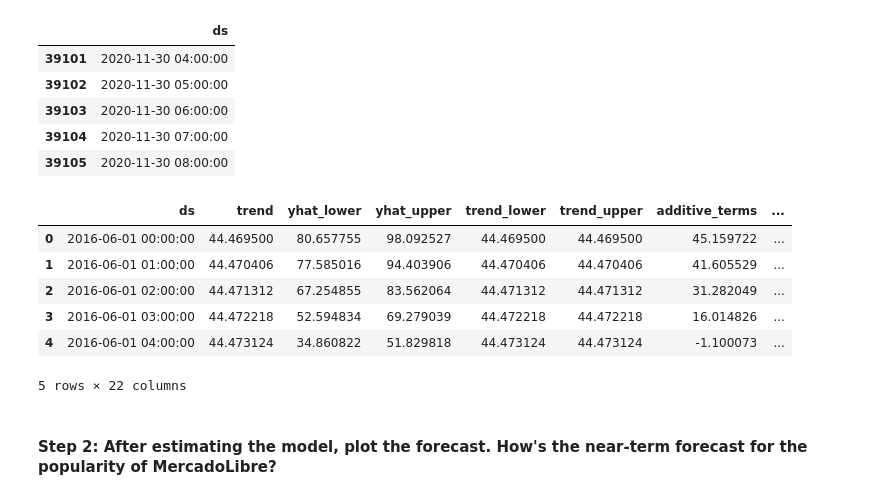
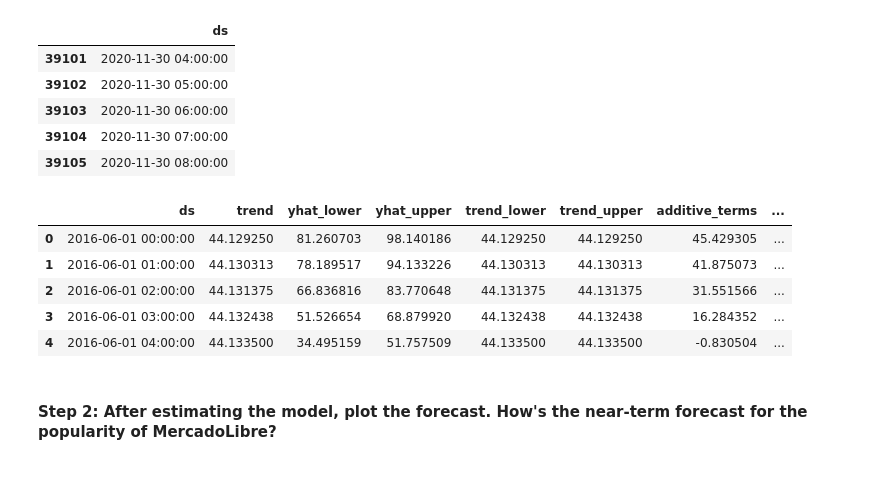
Before and after one commit to D4ality/prophet-challenge, a Jupyter notebook: forecasting_net_prophet.ipynb, the cells around one changed output. Saved outputs shown, nothing was run; the diff lists cells and outputs as text; code cells hidden in the pictures.

```diff
--- a/forecasting_net_prophet.ipynb
+++ b/forecasting_net_prophet.ipynb
@@ -423,15 +423,18 @@ Now, you need to produce a time series model that analyzes and forecasts pattern
 #### Step 1: Set up the Google search data for a Prophet forecasting model.
 # %%
 # Using the df_mercado_trends DataFrame, reset the index so the date information is no longer the index
-
+df_prophet = df_mercado_trends.reset_index()
 
 # Label the columns ds and y so that the syntax is recognized by Prophet
 
+df_prophet.columns = ['ds', 'y']
 
 # Drop an NaN values from the prophet_df DataFrame
-
+df_prophet = df_prophet.dropna()
 
 # View the first and last five rows of the mercado_prophet_df DataFrame
+display (df_prophet.head())
+display (df_prophet.tail())
 # %% [output]
 |  | ds | y |
 | 0 | 2016-06-01 00:00:00 | 97 |
@@ -447,8 +450,11 @@ Now, you need to produce a time series model that analyzes and forecasts pattern
 | 37105 | 2020-09-08 00:00:00 | 96 |
 # %%
 # Call the Prophet function, store as an object
+p = Prophet()
+p
 # %% [output]
 <prophet.forecaster.Prophet at 0x...>
 # %%
 # Fit the time-series model.
+p.fit(df_prophet)
 # %% [output]
@@ -465,9 +464,10 @@ INFO:cmdstanpy:Chain [1] done processing
 # %%
 # Create a future dataframe to hold predictions
 # Make the prediction go out as far as 2000 hours (approx 80 days)
-
+future_mercado_trends = p.make_future_dataframe(periods=2000, freq='h')
 
 # View the last five rows of the future_mercado_trends DataFrame
+display(future_mercado_trends.tail())
 # %% [output]
 |  | ds |
 | 39101 | 2020-11-30 04:00:00 |
@@ -477,17 +477,17 @@ INFO:cmdstanpy:Chain [1] done processing
 | 39105 | 2020-11-30 08:00:00 |
 # %%
 # Make the predictions for the trend data using the future_mercado_trends DataFrame
-
+forecast = p.predict(future_mercado_trends)
 
 # Display the first five rows of the forecast_mercado_trends DataFrame
+display (forecast.head())
 # %% [output]
 |  | ds | trend | yhat_lower | yhat_upper | trend_lower | trend_upper | additive_terms | ... |
-| 0 | 2016-06-01 00:00:00 | 44.469500 | 80.657755 | 98.092527 | 44.469500 | 44.469500 | 45.159722 | ... |
-| 1 | 2016-06-01 01:00:00 | 44.470406 | 77.585016 | 94.403906 | 44.470406 | 44.470406 | 41.605529 | ... |
-| 2 | 2016-06-01 02:00:00 | 44.471312 | 67.254855 | 83.562064 | 44.471312 | 44.471312 | 31.282049 | ... |
-| 3 | 2016-06-01 03:00:00 | 44.472218 | 52.594834 | 69.279039 | 44.472218 | 44.472218 | 16.014826 | ... |
-| 4 | 2016-06-01 04:00:00 | 44.473124 | 34.860822 | 51.829818 | 44.473124 | 44.473124 | -1.100073 | ... |
+| 0 | 2016-06-01 00:00:00 | 44.129250 | 81.260703 | 98.140186 | 44.129250 | 44.129250 | 45.429305 | ... |
+| 1 | 2016-06-01 01:00:00 | 44.130313 | 78.189517 | 94.133226 | 44.130313 | 44.130313 | 41.875073 | ... |
+| 2 | 2016-06-01 02:00:00 | 44.131375 | 66.836816 | 83.770648 | 44.131375 | 44.131375 | 31.551566 | ... |
+| 3 | 2016-06-01 03:00:00 | 44.132438 | 51.526654 | 68.879920 | 44.132438 | 44.132438 | 16.284352 | ... |
+| 4 | 2016-06-01 04:00:00 | 44.133500 | 34.495159 | 51.757509 | 44.133500 | 44.133500 | -0.830504 | ... |
-5 rows × 22 columns
 # %% [markdown]
 #### Step 2: After estimating the model, plot the forecast. How's the near-term forecast for the popularity of MercadoLibre?
 # %%
```
Also changed, not shown: parts of 8 cells of this notebook.
